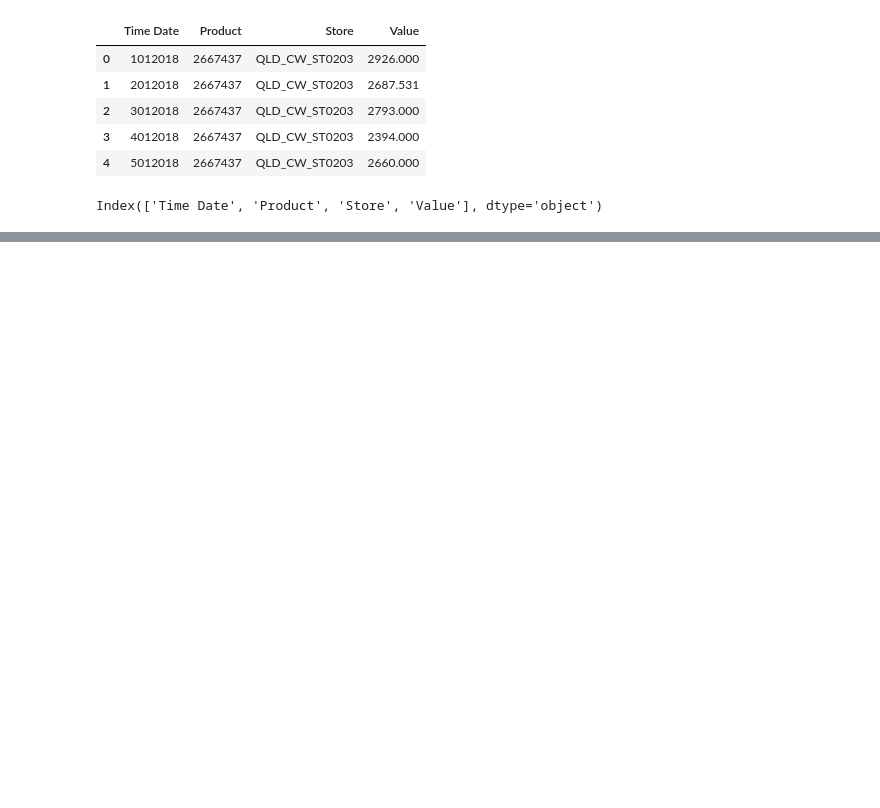
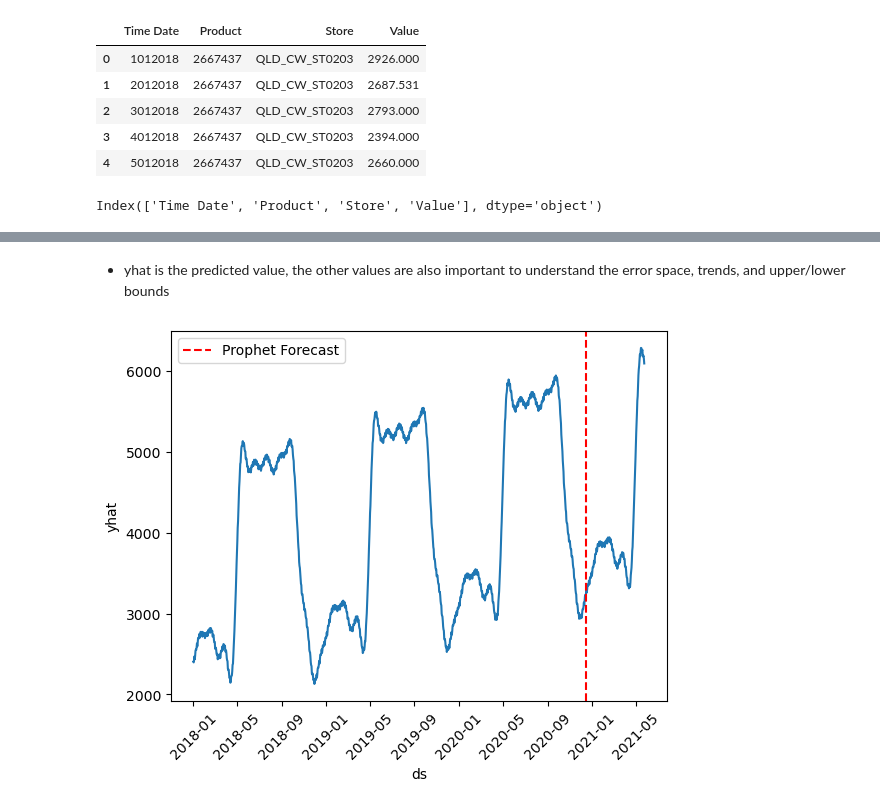
Before and after one commit to yasinda-s/TimeSeriesPython, a Jupyter notebook: PROPHET.ipynb, the cells around one changed output, grey strips where cells are left out. Cells and saved outputs as stored; diff of their text form; code cells hidden in the pictures; blank space fills up the shorter version.

```diff
--- a/PROPHET.ipynb
+++ b/PROPHET.ipynb
@@ -23,0 +123,3 @@ Index(['Time Date', 'Product', 'Store', 'Value'], dtype='object')
+# %%
+base_model = Prophet(interval_width=0.95, daily_seasonality=True)
+fit_model = base_model.fit(df)
@@ -23,0 +133,4 @@ Index(['Time Date', 'Product', 'Store', 'Value'], dtype='object')
+# %%
+future = fit_model.make_future_dataframe(periods=160,freq='D')
+forecast = fit_model.predict(future)
+forecast.head()
@@ -23,0 +145,10 @@ Index(['Time Date', 'Product', 'Store', 'Value'], dtype='object')
+# %% [markdown]
+- yhat is the predicted value, the other values are also important to understand the error space, trends, and upper/lower bounds
+# %%
+sns.lineplot(data=forecast, x='ds', y='yhat')
+plt.axvline(pd.Timestamp('2020-12-16'), color='red', linestyle='--', label='Prophet Forecast')
+plt.xticks(rotation=45)
+plt.legend()
+plt.show()
+# %% [output]
+[figure, added]
```
Also changed, not shown: parts of 28 cells of this notebook.
